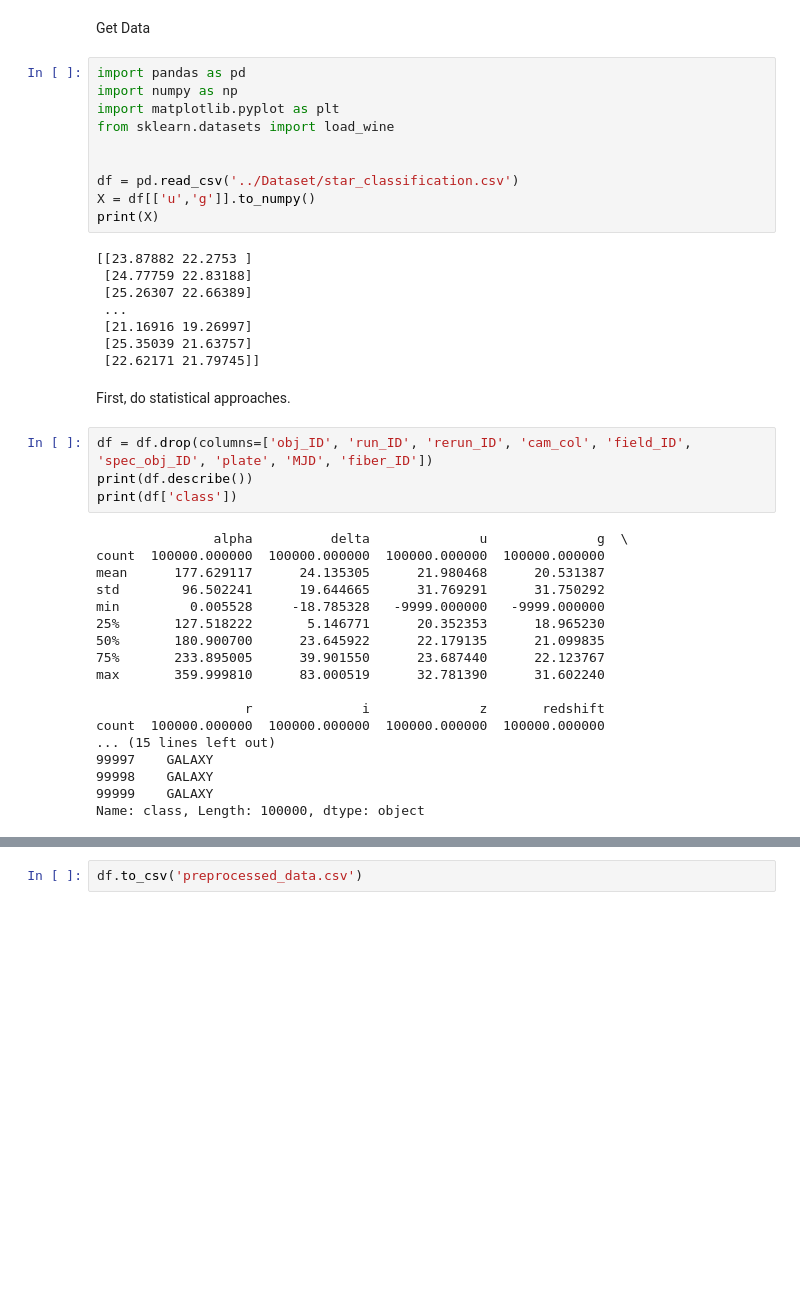
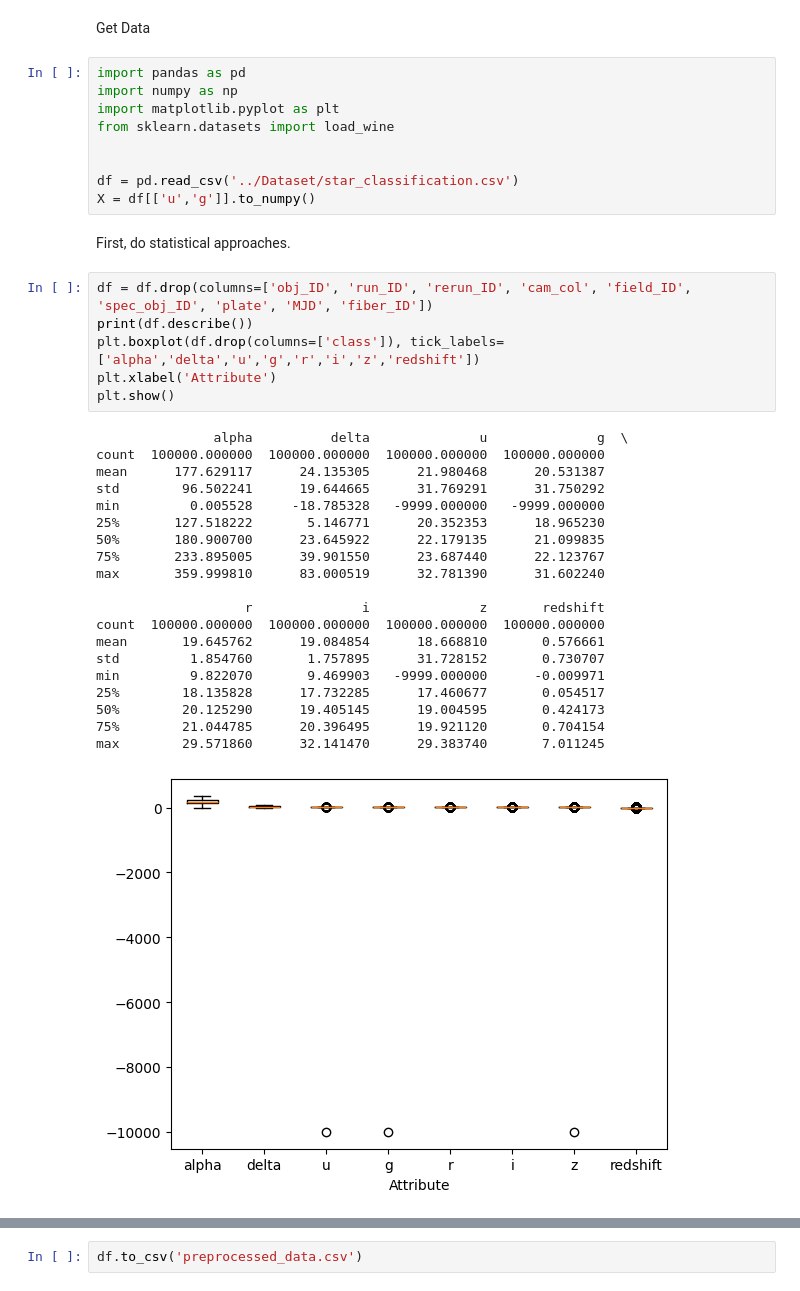
Before and after one commit to cookepoli/Bennett_CookePolitikos_CS368_StellarClassification, a Jupyter notebook: Scripts and notebooks/outlier_analysis.ipynb, the cells around one changed output, grey strips where cells are left out. Drawn from its saved outputs; the diff is of its cells as text; blank space fills up the shorter version.

```diff
--- a/Scripts and notebooks/outlier_analysis.ipynb
+++ b/Scripts and notebooks/outlier_analysis.ipynb
@@ -23,36 +23,32 @@ from sklearn.datasets import load_wine
 
 df = pd.read_csv('../Dataset/star_classification.csv')
 X = df[['u','g']].to_numpy()
-print(X)
-# %% [output]
-[[23.87882 22.2753 ]
- [24.77759 22.83188]
- [25.26307 22.66389]
- ...
- [21.16916 19.26997]
- [25.35039 21.63757]
- [22.62171 21.79745]]
 # %% [markdown]
 First, do statistical approaches.
 # %%
 df = df.drop(columns=['obj_ID', 'run_ID', 'rerun_ID', 'cam_col', 'field_ID', 'spec_obj_ID', 'plate', 'MJD', 'fiber_ID'])
 print(df.describe())
-print(df['class'])
+plt.boxplot(df.drop(columns=['class']), tick_labels=['alpha','delta','u','g','r','i','z','redshift'])
+plt.xlabel('Attribute')
+plt.show()
 # %% [output]
                alpha          delta              u              g  \
 count  100000.000000  100000.000000  100000.000000  100000.000000
 mean      177.629117      24.135305      21.980468      20.531387
 std        96.502241      19.644665      31.769291      31.750292
 min         0.005528     -18.785328   -9999.000000   -9999.000000
 25%       127.518222       5.146771      20.352353      18.965230
 50%       180.900700      23.645922      22.179135      21.099835
 75%       233.895005      39.901550      23.687440      22.123767
 max       359.999810      83.000519      32.781390      31.602240
 
                    r              i              z       redshift
 count  100000.000000  100000.000000  100000.000000  100000.000000
-... (15 lines left out)
-99997    GALAXY
-99998    GALAXY
-99999    GALAXY
-Name: class, Length: 100000, dtype: object
+mean       19.645762      19.084854      18.668810       0.576661
+std         1.854760       1.757895      31.728152       0.730707
+min         9.822070       9.469903   -9999.000000      -0.009971
+25%        18.135828      17.732285      17.460677       0.054517
+50%        20.125290      19.405145      19.004595       0.424173
+75%        21.044785      20.396495      19.921120       0.704154
+max        29.571860      32.141470      29.383740       7.011245
+[figure, added]
```
Also changed, not shown: parts of 8 cells of this notebook, 6 other files.
